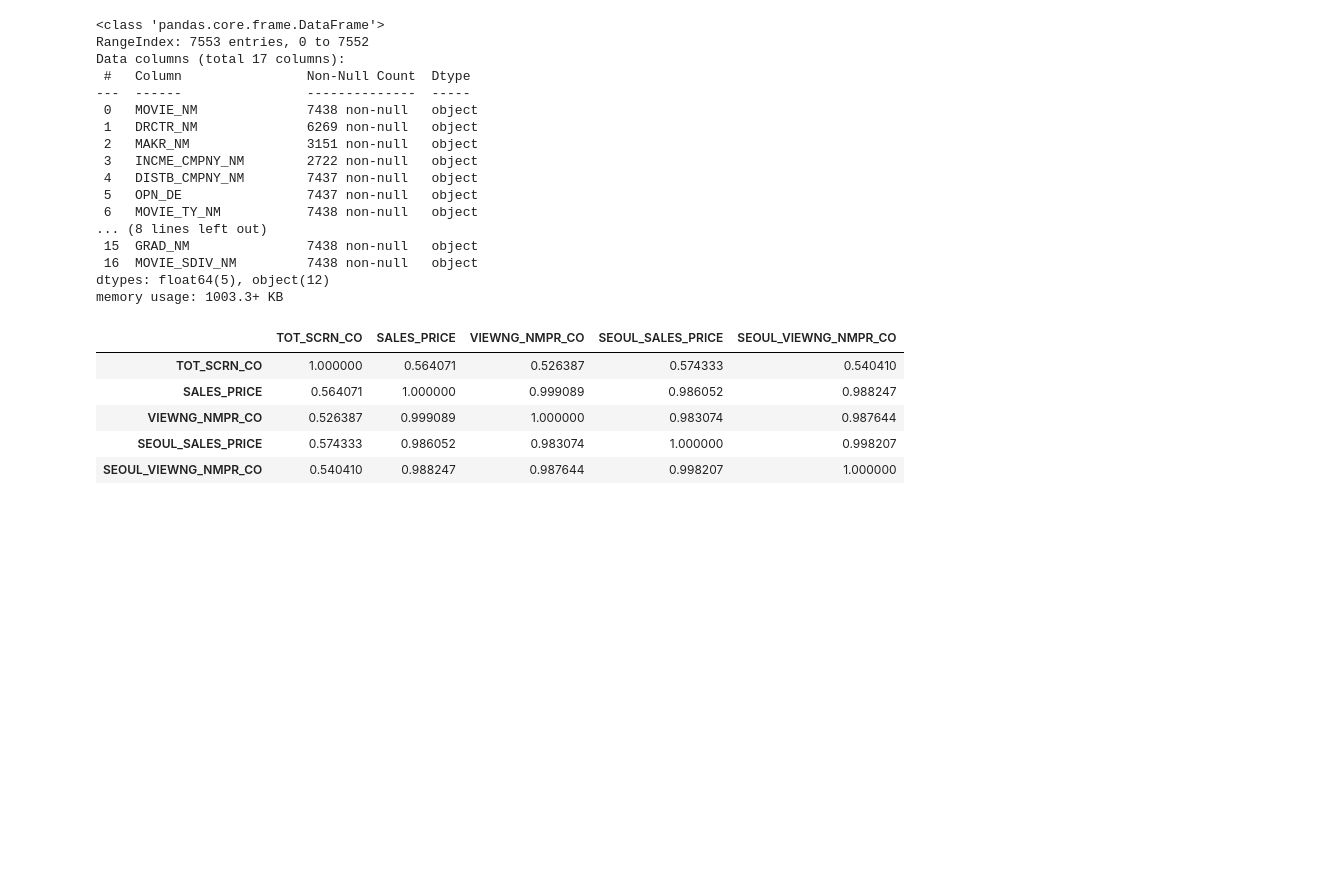
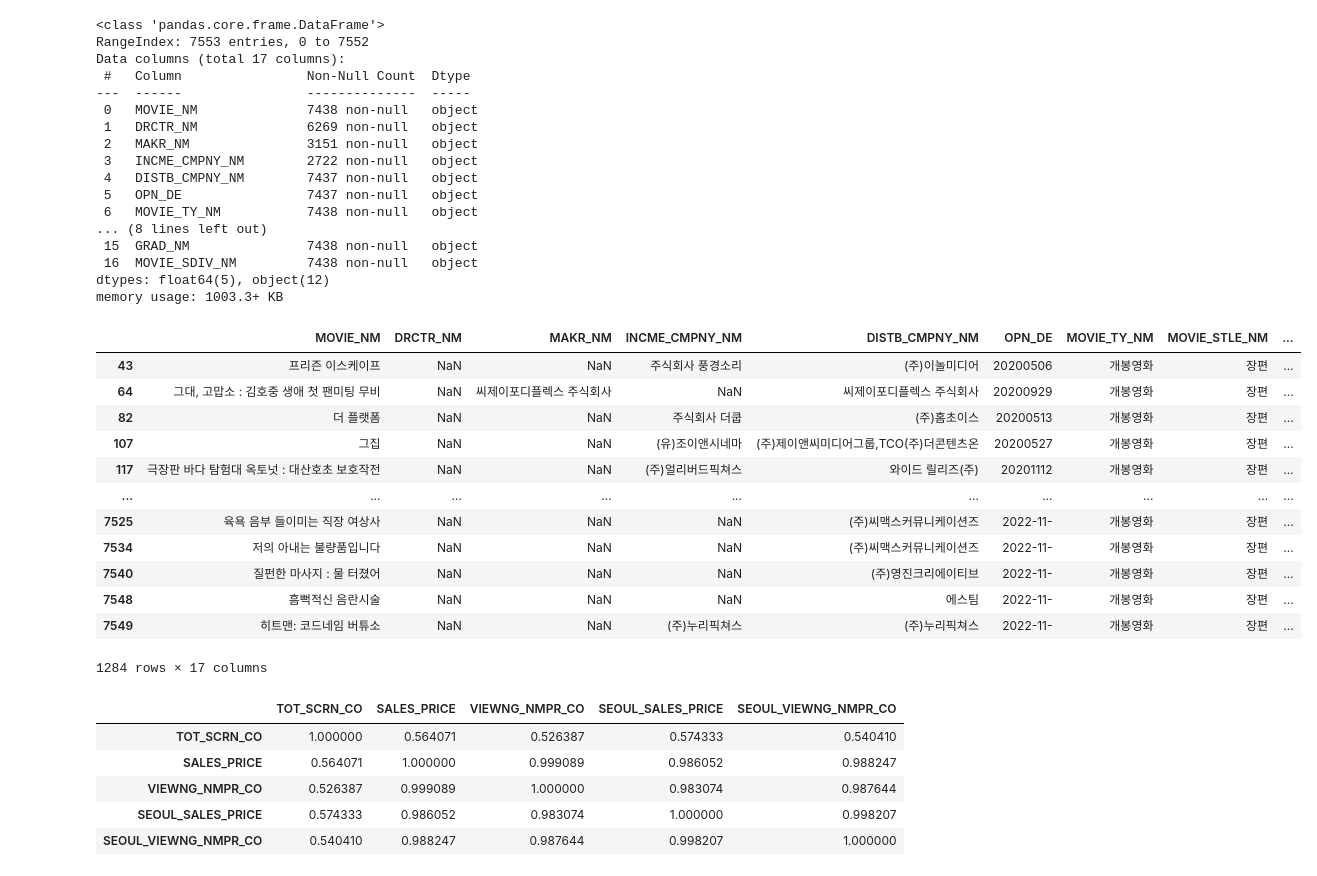
Before and after one commit to Dacon-ai-RunningFive/Dacon-AI, a Jupyter notebook: movie/EDA.ipynb, the cells around one changed output. Saved outputs shown, nothing was run; the diff lists cells and outputs as text; code cells hidden in the pictures; blank space fills up the shorter version.

Commit message:
movie update

```diff
--- a/movie/EDA.ipynb
+++ b/movie/EDA.ipynb
@@ -92,6 +93,22 @@ Data columns (total 17 columns):
  16  MOVIE_SDIV_NM         7438 non-null   object
 dtypes: float64(5), object(12)
 memory usage: 1003.3+ KB
+# %%
+m.loc[m['DRCTR_NM'].isna()]
+# %% [output]
+|  | MOVIE_NM | DRCTR_NM | MAKR_NM | INCME_CMPNY_NM | DISTB_CMPNY_NM | OPN_DE | MOVIE_TY_NM | MOVIE_STLE_NM | ... |
+| 43 | 프리즌 이스케이프 | NaN | NaN | 주식회사 풍경소리 | (주)이놀미디어 | 20200506 | 개봉영화 | 장편 | ... |
+| 64 | 그대, 고맙소 : 김호중 생애 첫 팬미팅 무비 | NaN | 씨제이포디플렉스 주식회사 | NaN | 씨제이포디플렉스 주식회사 | 20200929 | 개봉영화 | 장편 | ... |
+| 82 | 더 플랫폼 | NaN | NaN | 주식회사 더쿱 | (주)홈초이스 | 20200513 | 개봉영화 | 장편 | ... |
+| 107 | 그집 | NaN | NaN | (유)조이앤시네마 | (주)제이앤씨미디어그룹,TCO(주)더콘텐츠온 | 20200527 | 개봉영화 | 장편 | ... |
+| 117 | 극장판 바다 탐험대 옥토넛 : 대산호초 보호작전 | NaN | NaN | (주)얼리버드픽쳐스 | 와이드 릴리즈(주) | 20201112 | 개봉영화 | 장편 | ... |
+| ... | ... | ... | ... | ... | ... | ... | ... | ... | ... |
+| 7525 | 육욕 음부 들이미는 직장 여상사 | NaN | NaN | NaN | (주)씨맥스커뮤니케이션즈 | 2022-11- | 개봉영화 | 장편 | ... |
+| 7534 | 저의 아내는 불량품입니다 | NaN | NaN | NaN | (주)씨맥스커뮤니케이션즈 | 2022-11- | 개봉영화 | 장편 | ... |
+| 7540 | 질펀한 마사지 : 물 터졌어 | NaN | NaN | NaN | (주)영진크리에이티브 | 2022-11- | 개봉영화 | 장편 | ... |
+| 7548 | 흠뻑적신 음란시술 | NaN | NaN | NaN | 에스팀 | 2022-11- | 개봉영화 | 장편 | ... |
+| 7549 | 히트맨: 코드네임 버튜소 | NaN | NaN | (주)누리픽쳐스 | (주)누리픽쳐스 | 2022-11- | 개봉영화 | 장편 | ... |
+1284 rows × 17 columns
 # %%
 # 총스크린수, 매출금액, 관람인원수, 서울매출금액, 서울관람인원수
 m[['TOT_SCRN_CO', 'SALES_PRICE', 'VIEWNG_NMPR_CO', 'SEOUL_SALES_PRICE', 'SEOUL_VIEWNG_NMPR_CO']].corr()
```
Also changed, not shown: parts of 6 cells of this notebook.
